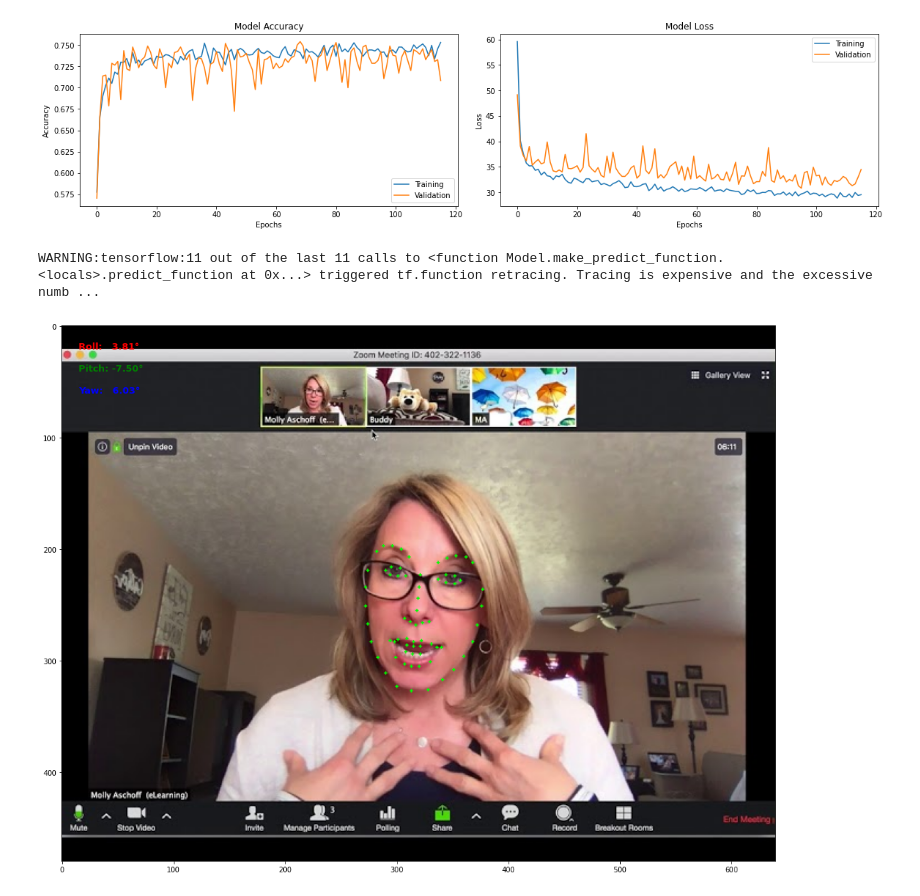
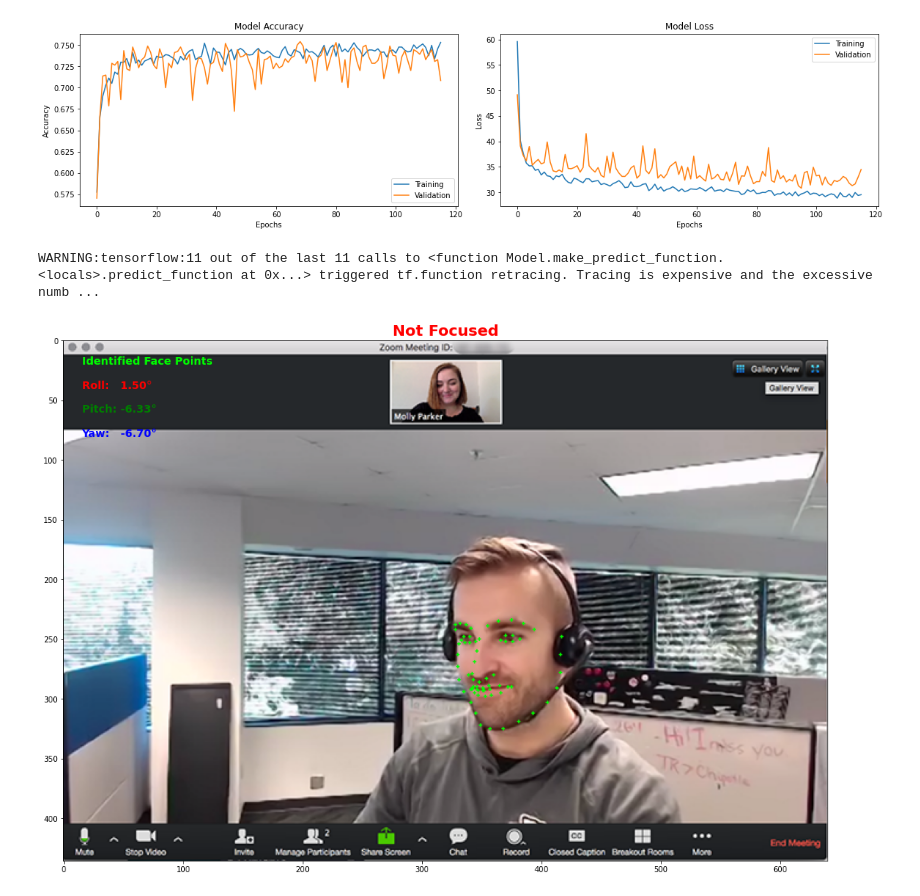
Before and after one commit to justinliu23/Alert.AI, a Jupyter notebook: Face_Pose_Estimator.ipynb, the cells around one changed output. Cells and saved outputs as stored; diff of their text form; code cells hidden in the pictures.

```diff
--- a/Face_Pose_Estimator.ipynb
+++ b/Face_Pose_Estimator.ipynb
@@ -133,7 +133,7 @@ history = hist.history
 
 fig, axs = plt.subplots(nrows=1, ncols=2, figsize=(16, 4), constrained_layout=True)
 for i, metric in enumerate(['accuracy', 'loss']):
-    if ('loss' in metric) is True:
+    if 'loss' in metric:
         print('Best Training ' + metric.capitalize() + ':', str(min(history[metric]))[:5])
         print('Best Validation ' + metric.capitalize() + ':', str(min(history['val_' + metric]))[:5])
     else:
@@ -180,40 +180,58 @@ def compute_features(face_points):
     return np.array(features).reshape(1, -1)
 # %%
 model = load_model(model_filepath)
-testing_img_path = r'/content/drive/MyDrive/Colab Notebooks/MIT Blueprint 2021/Face Pose Estimator/Testing Images/hands up.jpg'
+testing_img_path = r'/content/drive/MyDrive/Colab Notebooks/MIT Blueprint 2021/Face Pose Estimator/Testing Images/zoom guy.png'
 
 img = cv2.imread(testing_img_path, cv2.IMREAD_COLOR)
 img = cv2.cvtColor(img, cv2.COLOR_BGR2RGB)
 face_points = detect_face_points(img)
 
 for x, y in face_points:
     cv2.circle(img, (x, y), 1, (0, 255, 0), -1)
 
 try:
     features = compute_features(face_points)
     features = std.transform(features)
+    located_face_points = True
 except:
-    print('Uninterpretable Image')
+    located_face_points = False
 
 y_pred = model.predict(features)
+roll, pitch, yaw = y_pred[0]
 
-roll_pred, pitch_pred, yaw_pred = y_pred[0]
+# Calculate an overall score for student's focus/attention level
+focus_score = abs(roll) + abs(pitch) + abs(yaw)
+FOCUSED_THRESHOLD = 10
 
+if FOCUSED_THRESHOLD < focus_score:
+    status = 'Not Focused'
+else:
+    status = 'Focused'
 
 plt.figure(figsize=(18, 18))
-
 font_settings = {'family': 'DejaVu Sans',
                   'color' : 'red',
                   'weight': 'heavy',
-                  'size'  :  13}
-plt.text(15, 20, 'Roll:   {:.2f}°'.format(roll_pred), fontdict=font_settings)
+                  'size'  :  20}
+
+plt.title(status, fontdict=font_settings)
+
+if located_face_points:
+    font_settings.update({'color' : 'lime', 'size': 14})
+    plt.text(15, 20, 'Identified Face Points', fontdict=font_settings)
+else:
+    font_settings.update({'color' : 'firebrick', 'size': 14})
+    plt.text(15, 20, 'Unidentifiable Face Points', fontdict=font_settings)
+
+font_settings.update({'color': 'red'})
+plt.text(15, 40, 'Roll:   {:.2f}°'.format(roll), fontdict=font_settings)
 font_settings.update({'color': 'green'})
-plt.text(15, 40, 'Pitch: {:.2f}°'.format(pitch_pred), fontdict=font_settings)
+plt.text(15, 60, 'Pitch: {:.2f}°'.format(pitch), fontdict=font_settings)
 font_settings.update({'color': 'blue'})
-plt.text(15, 60, 'Yaw:   {:.2f}°'.format(yaw_pred), fontdict=font_settings)
+plt.text(15, 80, 'Yaw:   {:.2f}°'.format(yaw), fontdict=font_settings)
 
 plt.imshow(img)
 plt.show()
 # %% [output]
 WARNING:tensorflow:11 out of the last 11 calls to <function Model.make_predict_function.<locals>.predict_function at 0x...> triggered tf.function retracing. Tracing is expensive and the excessive numb ...
-[figure, old version]
+[figure, new version]
```
Also changed, not shown: parts of 1 cell of this notebook.
